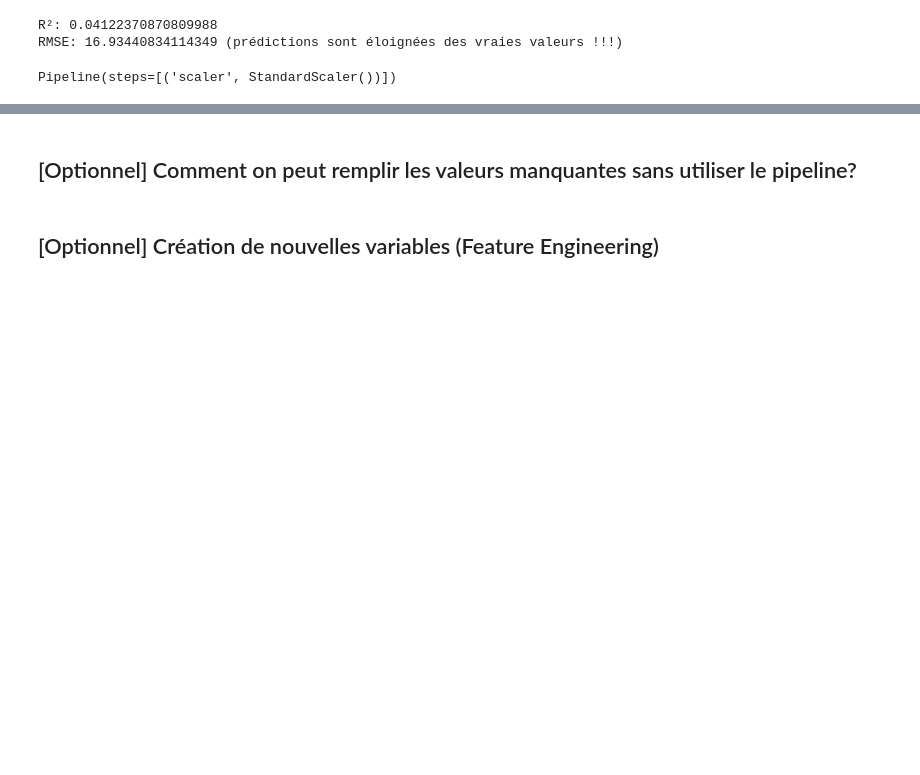
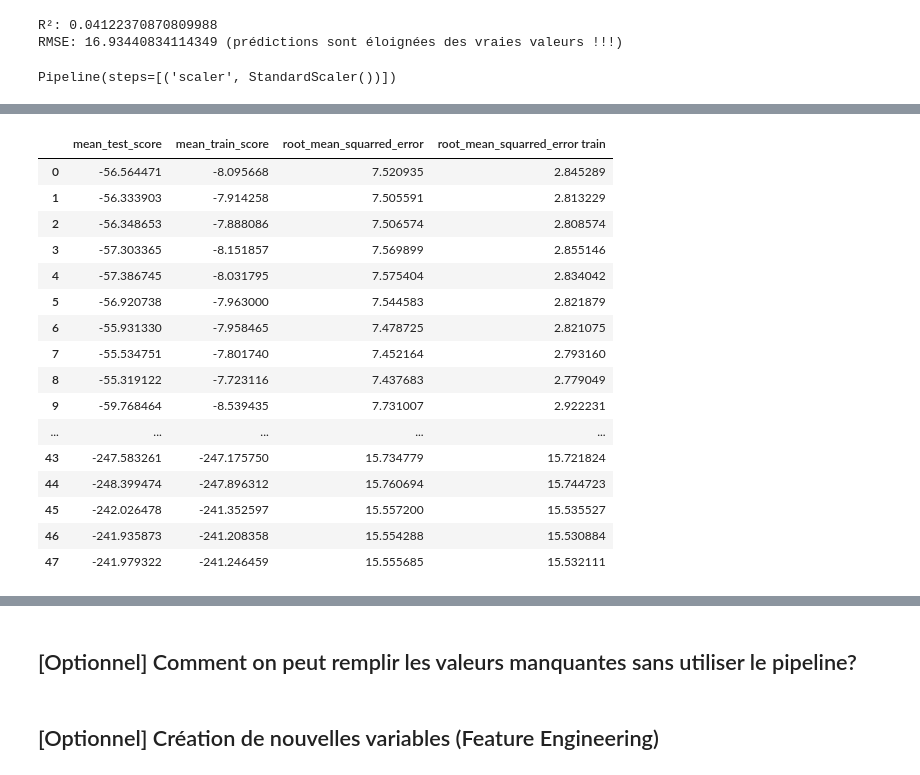
Before and after one commit to someia2026/Machine_Learning_Data_Mining, a Jupyter notebook: Partie_2/ML11_Pipeline_Model.ipynb, the cells around one changed output, grey strips where cells are left out. Saved outputs shown, nothing was run; the diff lists cells and outputs as text; code cells hidden in the pictures; blank space fills up the shorter version.

```diff
--- a/Partie_2/ML11_Pipeline_Model.ipynb
+++ b/Partie_2/ML11_Pipeline_Model.ipynb
@@ -396,10 +448,7 @@ NotFittedError: Pipeline is not fitted yet.
 # %%
-# Suppression des lignes sans année de plantation
-# On peut utiliser la méthode *dropna()* pour supprimer les lignes où la anneedeplantation est NaN
-
-# Séperation train/test
-# On peut utiliser la méthode *train_test_split()* de scikit-learn pour séparer les données en ensembles d'entraînement et de test
-
+# Quelles sont les variables catégorielles et variables numériques ?
+# OneHotEncoder ?
+# StandardScaler ?
 numeric_features = ['longitude','latitude']
 categorical_features = ['GENRE_BOTA', 'ADR_SECTEUR', 'COLLECTIVITE']
 
@@ -410,7 +459,7 @@ numeric = Pipeline(steps=[
 
 categorie = Pipeline(steps=[
     ("cool_imputer", SimpleImputer(strategy="most_frequent")),
-    ('onehot', OneHotEncoder()) #il encode du style RGB
+    ('onehot', OneHotEncoder(handle_unknown='ignore')) #il encode du style RGB
 ])
 
 tranformation = ColumnTransformer(
@@ -433,0 +567,6 @@ ValueError: Found unknown categories ['Euodia', 'Sorbopyrus', 'Poncinos'] in col
+# %%
+param_grid = {
+    'n_estimators': [100, 200, 300], #nombres d'arbres
+    'max_depth': [None, 1, 2, 3],
+    'max_features': [0.5,0.7,0.2,1.0] #proportions
+}
@@ -433,0 +577,21 @@ ValueError: Found unknown categories ['Euodia', 'Sorbopyrus', 'Poncinos'] in col
+# %%
+model = GridSearchCV(
+    RandomForestRegressor(),
+    param_grid,
+    cv=5,
+    scoring='neg_mean_squared_error',
+    n_jobs=-1,
+    return_train_score=True)
+
+model.fit(X_train_processed, y_train)
+
+x_pred = model.predict(X_train_processed)
+
+
+print("Best estimators: ", model.best_estimator_)
+print("---------------------------------")
+print("Best parameters found: ", model.best_params_)
+print("---------------------------------")
+print("Best cross-validation MSE: ", -model.best_score_)
+print("---------------------------------")
+print ("CV_results_ :", model.cv_results_)
@@ -433,0 +616,3 @@ ValueError: Found unknown categories ['Euodia', 'Sorbopyrus', 'Poncinos'] in col
+# %%
+cv_results = pd.DataFrame(model.cv_results_)
+print(cv_results.describe())
@@ -433,0 +653,22 @@ ValueError: Found unknown categories ['Euodia', 'Sorbopyrus', 'Poncinos'] in col
+# %%
+cv_results['root_mean_squarred_error'] = np.sqrt(-cv_results['mean_test_score']) # erreur quadratique de la MSE (sous forme négative)
+cv_results['root_mean_squarred_error train'] = np.sqrt(-cv_results['mean_train_score']) #data training avec la même manière
+cv_results[["mean_test_score","mean_train_score","root_mean_squarred_error","root_mean_squarred_error train"]] #score moyens de test et training + rmse pour les comparer !
+# %% [output]
+|  | mean_test_score | mean_train_score | root_mean_squarred_error | root_mean_squarred_error train |
+| 0 | -56.564471 | -8.095668 | 7.520935 | 2.845289 |
+| 1 | -56.333903 | -7.914258 | 7.505591 | 2.813229 |
+| 2 | -56.348653 | -7.888086 | 7.506574 | 2.808574 |
+| 3 | -57.303365 | -8.151857 | 7.569899 | 2.855146 |
+| 4 | -57.386745 | -8.031795 | 7.575404 | 2.834042 |
+| 5 | -56.920738 | -7.963000 | 7.544583 | 2.821879 |
+| 6 | -55.931330 | -7.958465 | 7.478725 | 2.821075 |
+| 7 | -55.534751 | -7.801740 | 7.452164 | 2.793160 |
+| 8 | -55.319122 | -7.723116 | 7.437683 | 2.779049 |
+| 9 | -59.768464 | -8.539435 | 7.731007 | 2.922231 |
+| ... | ... | ... | ... | ... |
+| 43 | -247.583261 | -247.175750 | 15.734779 | 15.721824 |
+| 44 | -248.399474 | -247.896312 | 15.760694 | 15.744723 |
+| 45 | -242.026478 | -241.352597 | 15.557200 | 15.535527 |
+| 46 | -241.935873 | -241.208358 | 15.554288 | 15.530884 |
+| 47 | -241.979322 | -241.246459 | 15.555685 | 15.532111 |
```
Also changed, not shown: parts of 43 cells of this notebook, 5 other files.
